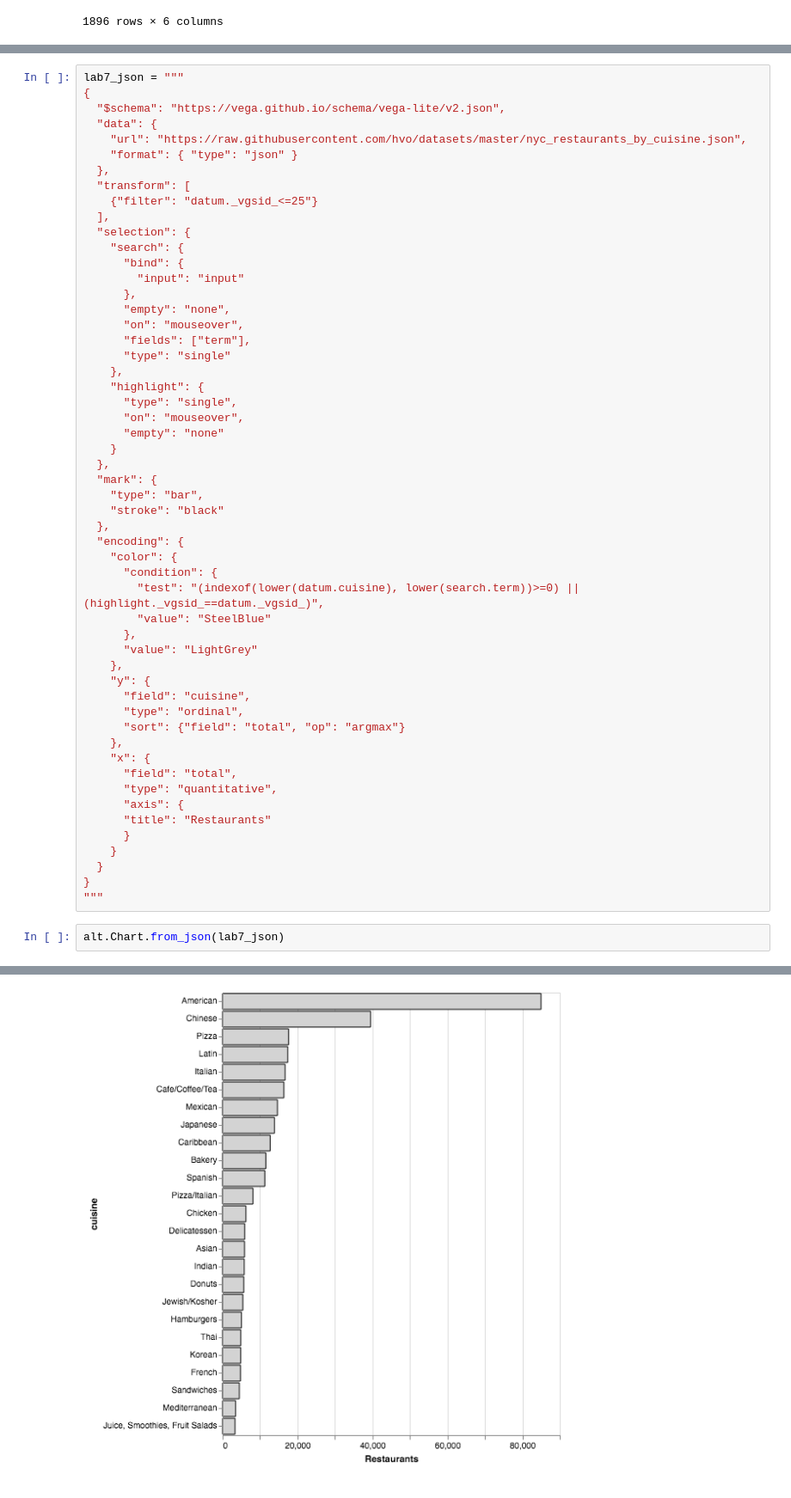
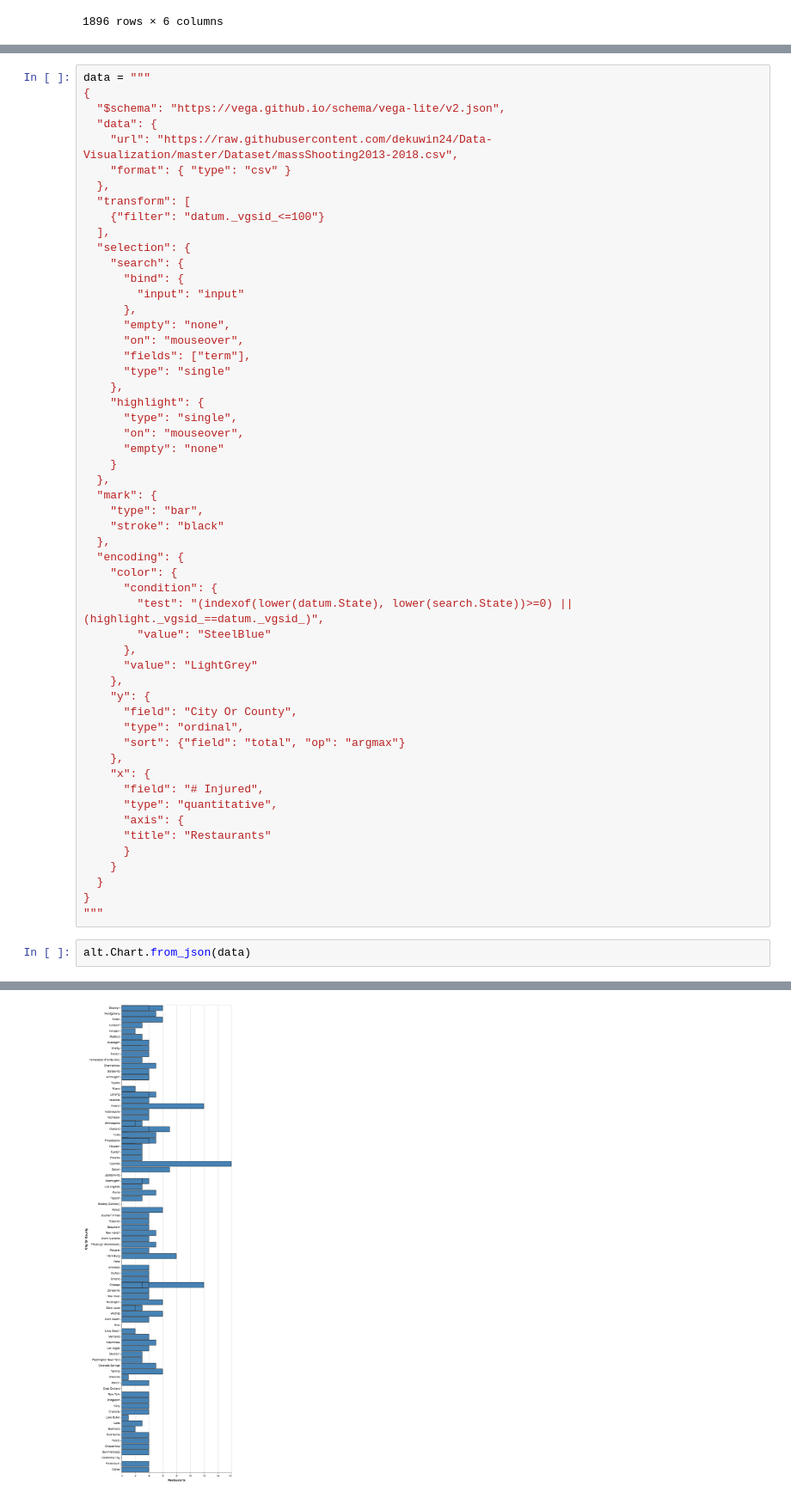
Before and after one commit to dekuwin24/Data-Visualization, a Jupyter notebook: Untitled.ipynb, the cells around one changed output, grey strips where cells are left out. Shown at 86% size. Drawn from its saved outputs; the diff is of its cells as text.

```diff
--- a/Untitled.ipynb
+++ b/Untitled.ipynb
@@ -48,13 +48,13 @@ RendererRegistry.enable('notebook')
 # %%
-lab7_json = """
+data = """
 {
   "$schema": "https://vega.github.io/schema/vega-lite/v2.json",
   "data": {
-    "url": "https://raw.githubusercontent.com/hvo/datasets/master/nyc_restaurants_by_cuisine.json",
-    "format": { "type": "json" }
+    "url": "https://raw.githubusercontent.com/dekuwin24/Data-Visualization/master/Dataset/massShooting2013-2018.csv",
+    "format": { "type": "csv" }
   },
   "transform": [
-    {"filter": "datum._vgsid_<=25"}
+    {"filter": "datum._vgsid_<=100"}
   ],
   "selection": {
     "search": {
@@ -79,18 +79,18 @@ lab7_json = """
   "encoding": {
     "color": {
       "condition": {
-        "test": "(indexof(lower(datum.cuisine), lower(search.term))>=0) || (highlight._vgsid_==datum._vgsid_)",
+        "test": "(indexof(lower(datum.State), lower(search.State))>=0) || (highlight._vgsid_==datum._vgsid_)",
         "value": "SteelBlue"
       },
       "value": "LightGrey"
     },
     "y": {
-      "field": "cuisine",
+      "field": "City Or County",
       "type": "ordinal",
       "sort": {"field": "total", "op": "argmax"}
     },
     "x": {
-      "field": "total",
+      "field": "# Injured",
       "type": "quantitative",
       "axis": {
       "title": "Restaurants"
@@ -100,7 +100,7 @@ lab7_json = """
 }
 """
 # %%
-alt.Chart.from_json(lab7_json)
+alt.Chart.from_json(data)
 # %% [output]
 <vega.vegalite.VegaLite at 0x...>
-[figure, old version]
+[figure, new version]
```
Also changed, not shown: parts of 22 cells of this notebook, 5 other files.
